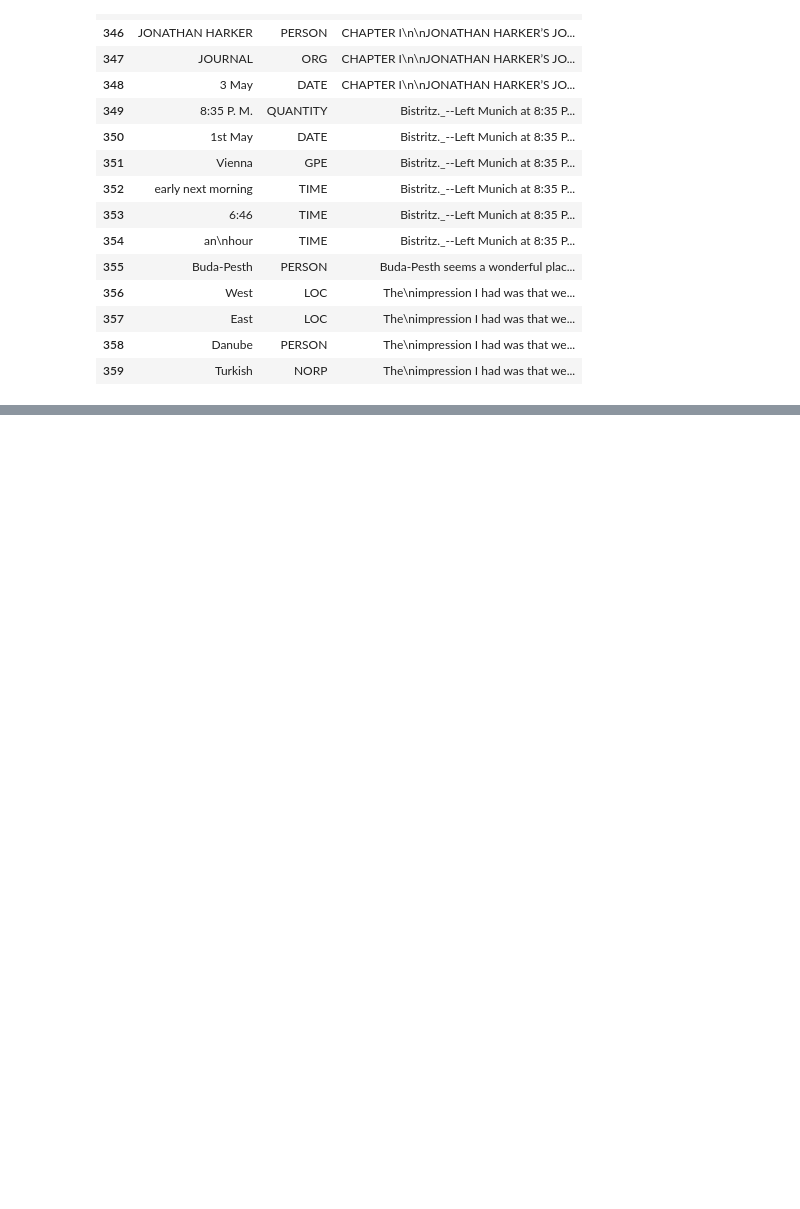
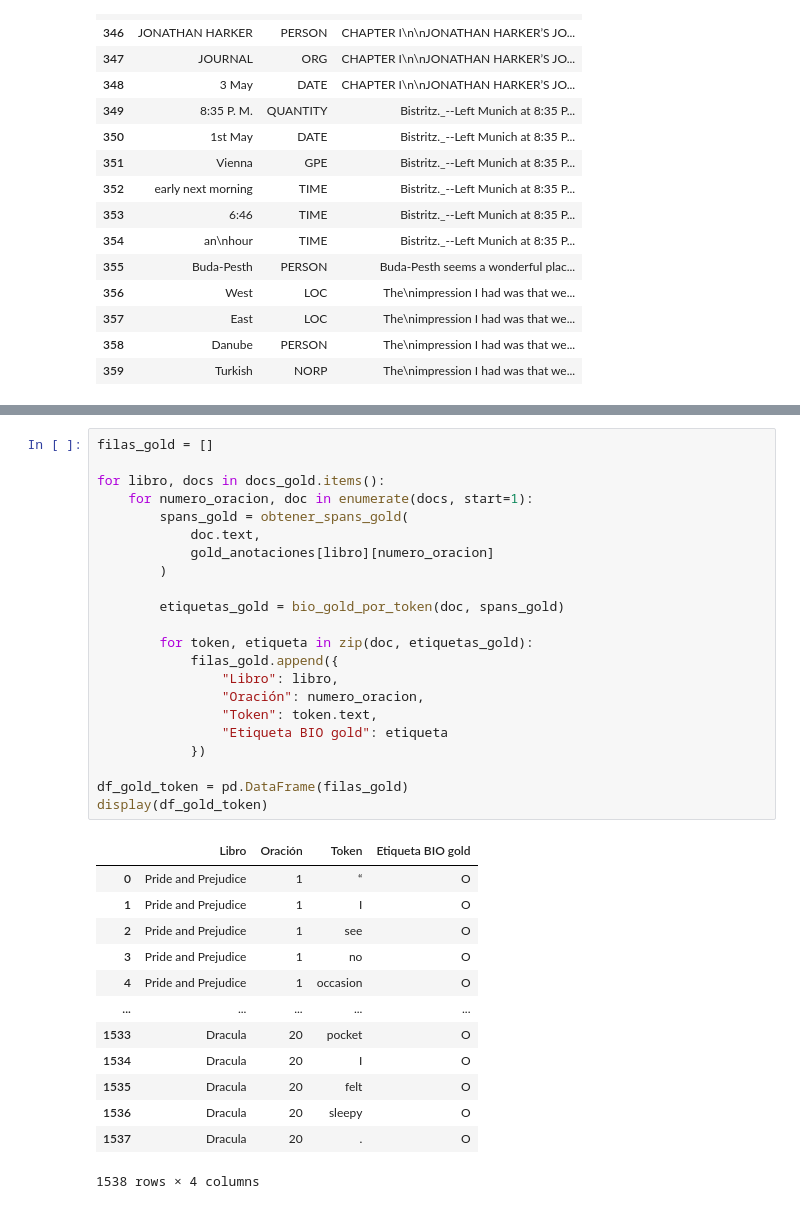
Before and after one commit to Jtanchezz/NLP, a Jupyter notebook: Lab6/lab6.ipynb, the cells around one changed output, grey strips where cells are left out. Saved outputs shown, nothing was run; the diff lists cells and outputs as text; blank space fills up the shorter version.

```diff
--- a/Lab6/lab6.ipynb
+++ b/Lab6/lab6.ipynb
@@ -924,0 +1490,36 @@ ENTIDADES DETECTADAS EN: Dracula
+# %%
+filas_gold = []
+
+for libro, docs in docs_gold.items():
+    for numero_oracion, doc in enumerate(docs, start=1):
+        spans_gold = obtener_spans_gold(
+            doc.text,
+            gold_anotaciones[libro][numero_oracion]
+        )
+
+        etiquetas_gold = bio_gold_por_token(doc, spans_gold)
+
+        for token, etiqueta in zip(doc, etiquetas_gold):
+            filas_gold.append({
+                "Libro": libro,
+                "Oración": numero_oracion,
+                "Token": token.text,
+                "Etiqueta BIO gold": etiqueta
+            })
+
+df_gold_token = pd.DataFrame(filas_gold)
+display(df_gold_token)
+# %% [output]
+|  | Libro | Oración | Token | Etiqueta BIO gold |
+| 0 | Pride and Prejudice | 1 | “ | O |
+| 1 | Pride and Prejudice | 1 | I | O |
+| 2 | Pride and Prejudice | 1 | see | O |
+| 3 | Pride and Prejudice | 1 | no | O |
+| 4 | Pride and Prejudice | 1 | occasion | O |
+| ... | ... | ... | ... | ... |
+| 1533 | Dracula | 20 | pocket | O |
+| 1534 | Dracula | 20 | I | O |
+| 1535 | Dracula | 20 | felt | O |
+| 1536 | Dracula | 20 | sleepy | O |
+| 1537 | Dracula | 20 | . | O |
+1538 rows × 4 columns
```
Also changed, not shown: parts of 5 cells of this notebook.
